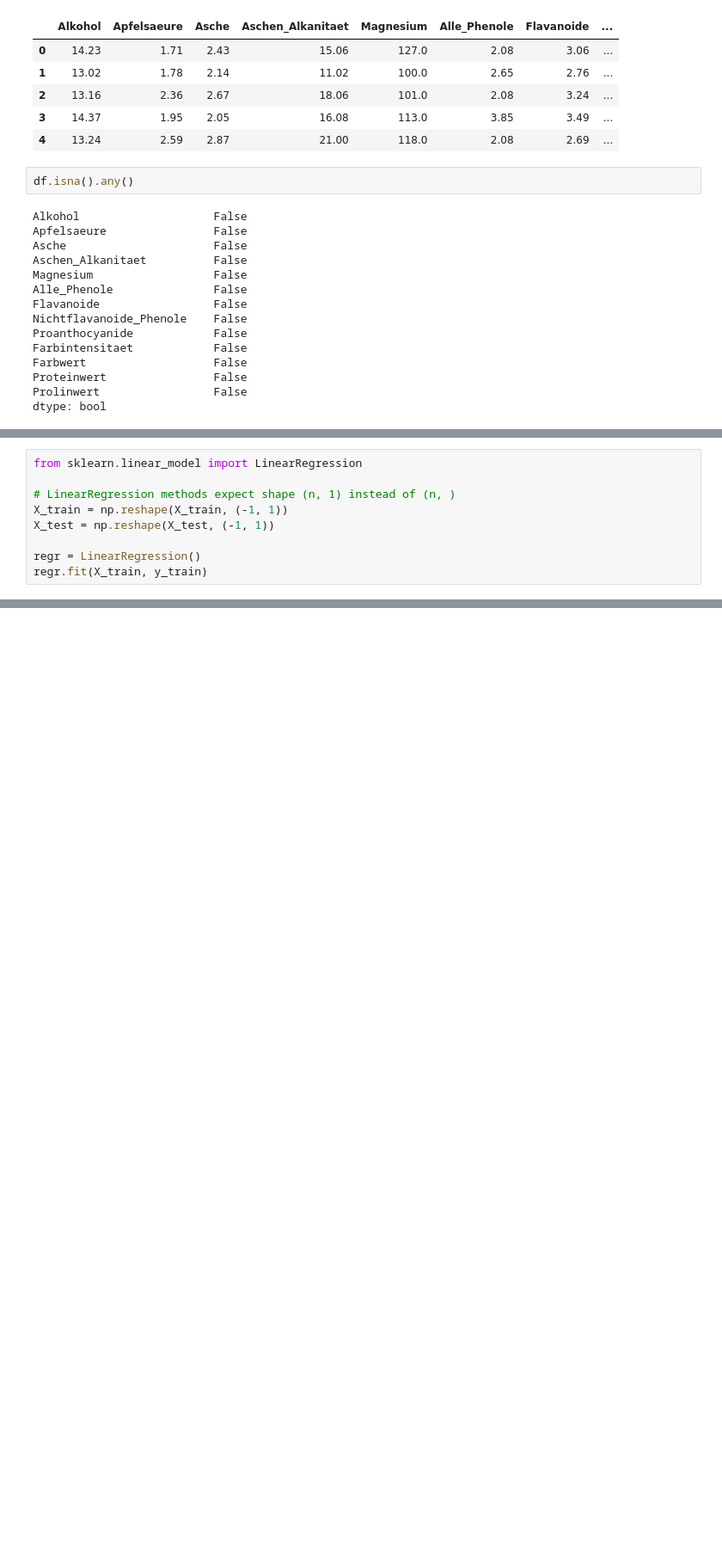
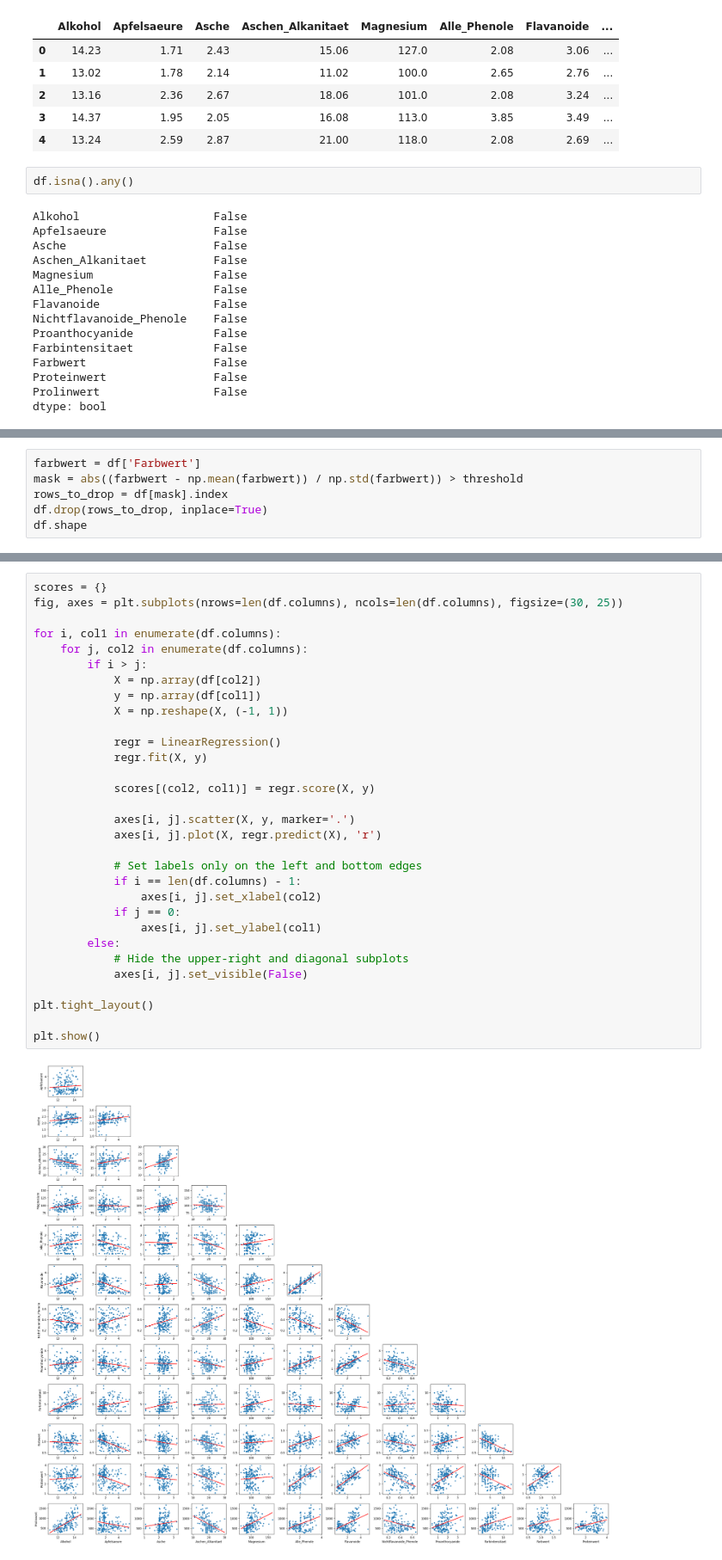
Before and after one commit to ybrenning/ivda, a Jupyter notebook: 02/02-solution.ipynb, the cells around one changed output, grey strips where cells are left out. Shown at 86% size. Drawn from its saved outputs; the diff is of its cells as text; blank space fills up the shorter version.

```diff
--- a/02/02-solution.ipynb
+++ b/02/02-solution.ipynb
@@ -54,9 +48,0 @@ X_train.shape
-# %%
-from sklearn.linear_model import LinearRegression
-
-# LinearRegression methods expect shape (n, 1) instead of (n, )
-X_train = np.reshape(X_train, (-1, 1))
-X_test = np.reshape(X_test, (-1, 1))
-
-regr = LinearRegression()
-regr.fit(X_train, y_train)
@@ -127,0 +90,6 @@ plt.show()
+# %%
+farbwert = df['Farbwert']
+mask = abs((farbwert - np.mean(farbwert)) / np.std(farbwert)) > threshold
+rows_to_drop = df[mask].index
+df.drop(rows_to_drop, inplace=True)
+df.shape
@@ -127,0 +98,33 @@ plt.show()
+# %%
+scores = {}
+fig, axes = plt.subplots(nrows=len(df.columns), ncols=len(df.columns), figsize=(30, 25))
+
+for i, col1 in enumerate(df.columns):
+    for j, col2 in enumerate(df.columns):
+        if i > j:
+            X = np.array(df[col2])
+            y = np.array(df[col1])
+            X = np.reshape(X, (-1, 1))
+
+            regr = LinearRegression()
+            regr.fit(X, y)
+
+            scores[(col2, col1)] = regr.score(X, y)
+
+            axes[i, j].scatter(X, y, marker='.')
+            axes[i, j].plot(X, regr.predict(X), 'r')
+
+            # Set labels only on the left and bottom edges
+            if i == len(df.columns) - 1:
+                axes[i, j].set_xlabel(col2)
+            if j == 0:
+                axes[i, j].set_ylabel(col1)
+        else:
+            # Hide the upper-right and diagonal subplots
+            axes[i, j].set_visible(False)
+
+plt.tight_layout()
+
+plt.show()
+# %% [output]
+[figure, added]
```
Also changed, not shown: parts of 12 cells of this notebook.
